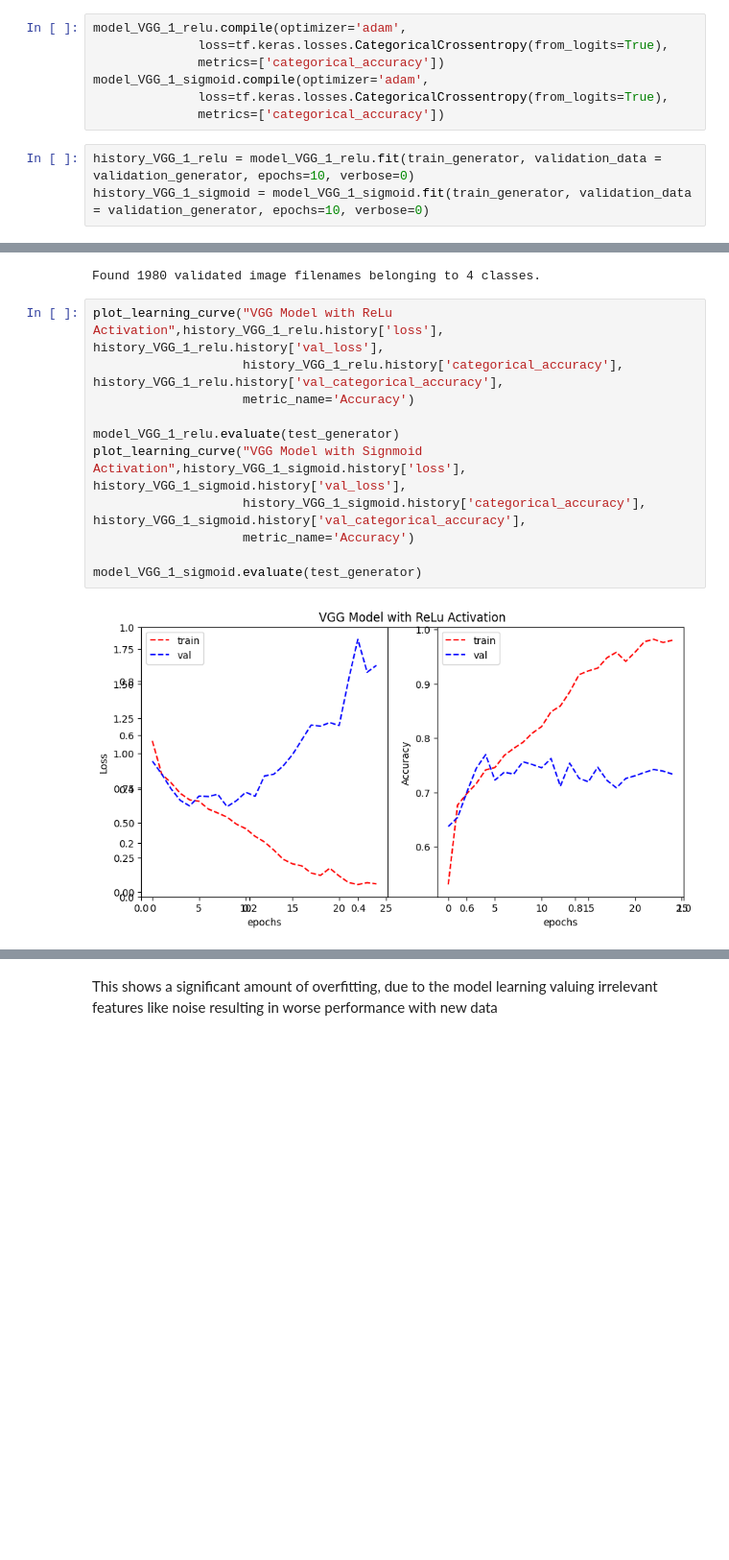
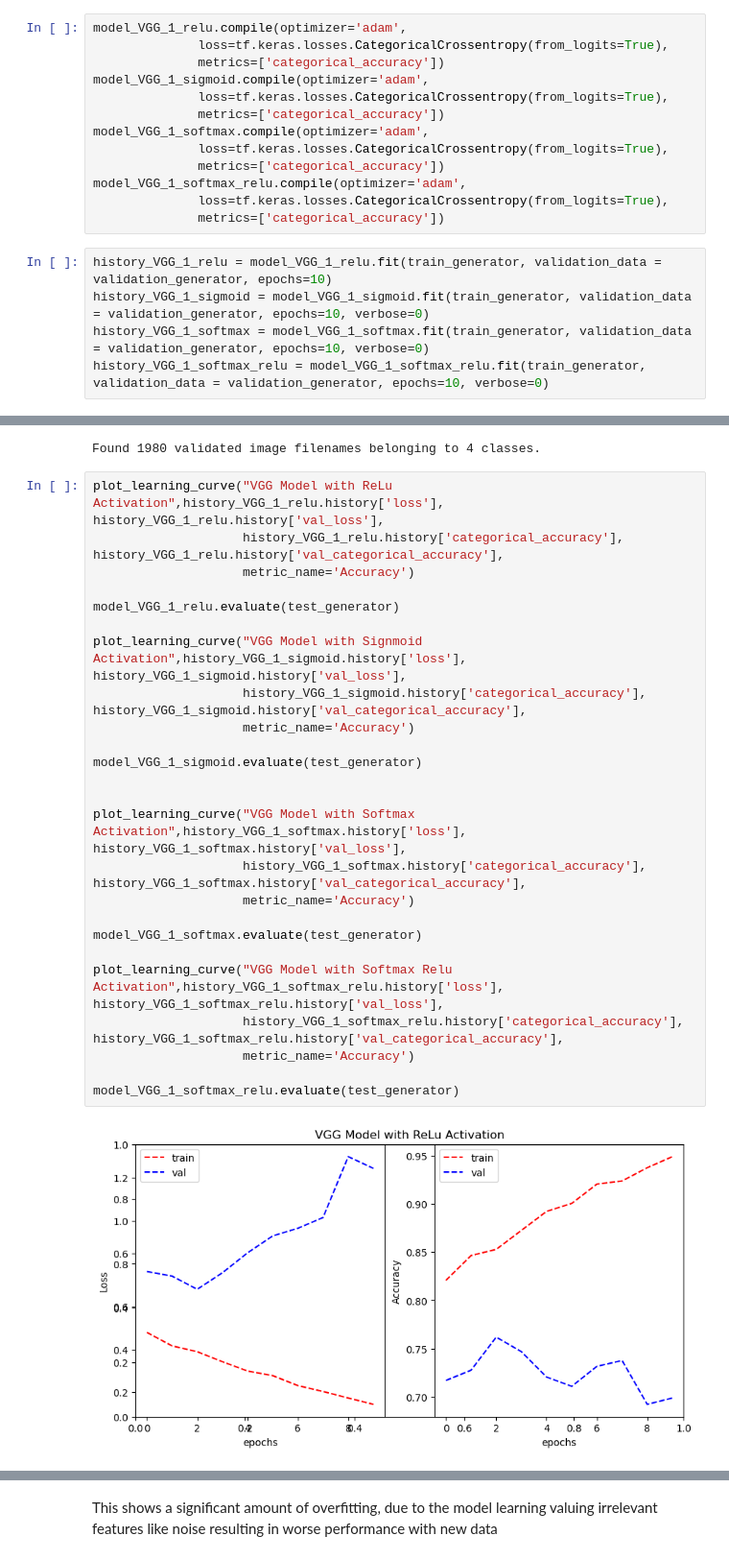
Before and after one commit to HarrisonOrosz/MLAssignment2, a Jupyter notebook: Assignment 2 Workbook.ipynb, the cells around one changed output, grey strips where cells are left out. Shown at 96% size. Drawn from its saved outputs; the diff is of its cells as text; blank space fills up the shorter version.

Commit message:
added more models to test and fixed some bugs

```diff
--- a/Assignment 2 Workbook.ipynb
+++ b/Assignment 2 Workbook.ipynb
@@ -231,6 +268,14 @@ model_VGG_1_relu.compile(optimizer='adam',
 model_VGG_1_sigmoid.compile(optimizer='adam',
               loss=tf.keras.losses.CategoricalCrossentropy(from_logits=True),
               metrics=['categorical_accuracy'])
+model_VGG_1_softmax.compile(optimizer='adam',
+              loss=tf.keras.losses.CategoricalCrossentropy(from_logits=True),
+              metrics=['categorical_accuracy'])
+model_VGG_1_softmax_relu.compile(optimizer='adam',
+              loss=tf.keras.losses.CategoricalCrossentropy(from_logits=True),
+              metrics=['categorical_accuracy'])
 # %%
-history_VGG_1_relu = model_VGG_1_relu.fit(train_generator, validation_data = validation_generator, epochs=10, verbose=0)
+history_VGG_1_relu = model_VGG_1_relu.fit(train_generator, validation_data = validation_generator, epochs=10)
 history_VGG_1_sigmoid = model_VGG_1_sigmoid.fit(train_generator, validation_data = validation_generator, epochs=10, verbose=0)
+history_VGG_1_softmax = model_VGG_1_softmax.fit(train_generator, validation_data = validation_generator, epochs=10, verbose=0)
+history_VGG_1_softmax_relu = model_VGG_1_softmax_relu.fit(train_generator, validation_data = validation_generator, epochs=10, verbose=0)
@@ -254,13 +320,27 @@ Found 1980 validated image filenames belonging to 4 classes.
 # %%
 plot_learning_curve("VGG Model with ReLu Activation",history_VGG_1_relu.history['loss'], history_VGG_1_relu.history['val_loss'],
                     history_VGG_1_relu.history['categorical_accuracy'], history_VGG_1_relu.history['val_categorical_accuracy'],
                     metric_name='Accuracy')
 
 model_VGG_1_relu.evaluate(test_generator)
+
 plot_learning_curve("VGG Model with Signmoid Activation",history_VGG_1_sigmoid.history['loss'], history_VGG_1_sigmoid.history['val_loss'],
                     history_VGG_1_sigmoid.history['categorical_accuracy'], history_VGG_1_sigmoid.history['val_categorical_accuracy'],
                     metric_name='Accuracy')
 
 model_VGG_1_sigmoid.evaluate(test_generator)
+
+
+plot_learning_curve("VGG Model with Softmax Activation",history_VGG_1_softmax.history['loss'], history_VGG_1_softmax.history['val_loss'],
+                    history_VGG_1_softmax.history['categorical_accuracy'], history_VGG_1_softmax.history['val_categorical_accuracy'],
+                    metric_name='Accuracy')
+
+model_VGG_1_softmax.evaluate(test_generator)
+
+plot_learning_curve("VGG Model with Softmax Relu Activation",history_VGG_1_softmax_relu.history['loss'], history_VGG_1_softmax_relu.history['val_loss'],
+                    history_VGG_1_softmax_relu.history['categorical_accuracy'], history_VGG_1_softmax_relu.history['val_categorical_accuracy'],
+                    metric_name='Accuracy')
+
+model_VGG_1_softmax_relu.evaluate(test_generator)
 # %% [output]
-[figure, old version]
+[figure, new version]
```
Also changed, not shown: parts of 11 cells of this notebook.
